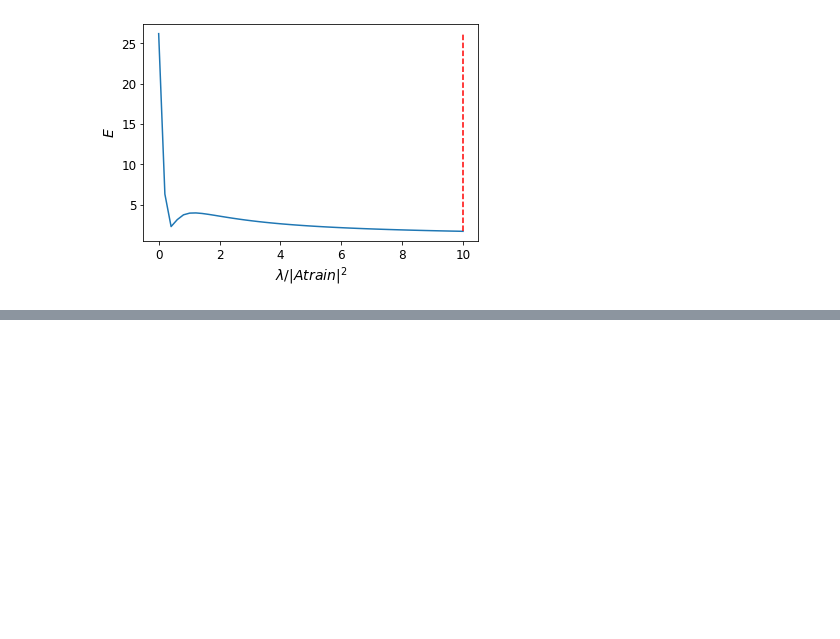
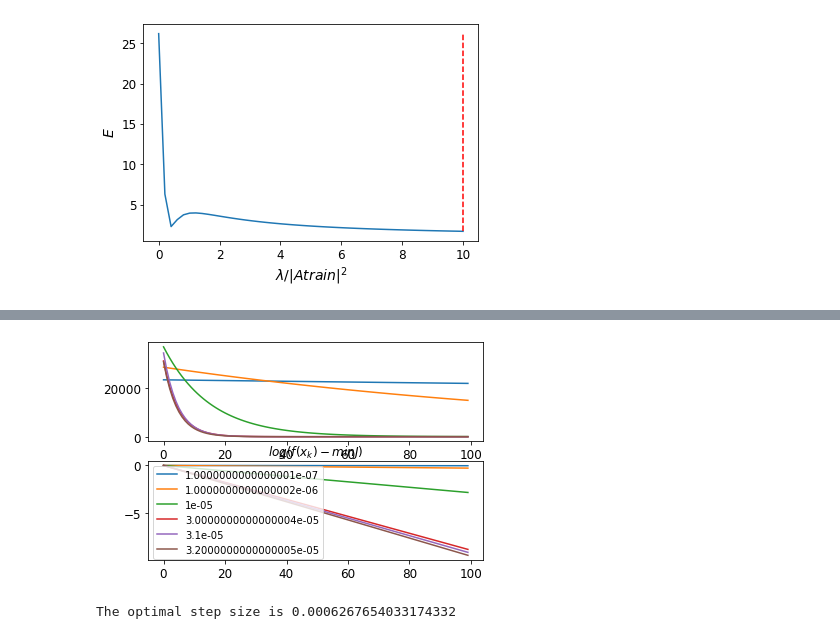
Before and after one commit to kunschg/Optimization-for-ML-, a Jupyter notebook: Part1-gradient-descent.ipynb, the cells around one changed output, grey strips where cells are left out. Saved outputs shown, nothing was run; the diff lists cells and outputs as text; code cells hidden in the pictures; blank space fills up the shorter version.

```diff
--- a/Part1-gradient-descent.ipynb
+++ b/Part1-gradient-descent.ipynb
@@ -184,0 +208,12 @@ The fact that the error decreases with  $\lambda$ suggests it is better to optim
+# %%
+niter = 100
+ridge_parameter = 0.2
+plot_convergence_rate(xtrain, ytrain, niter, ridge_parameter)
+# %% [output]
+[figure, added]
+# %%
+C = xtrain.T.dot(xtrain)
+step_size_optimal = 2/(np.linalg.norm(C,2) + np.linalg.norm(C,-2)) # we use a power 2 to get the eigenvalue and not the singular value
+print(f"The optimal step size is {step_size_optimal}")
+# %% [output]
+The optimal step size is 0.0006267654033174332
```
Also changed, not shown: parts of 10 cells of this notebook, 1 other file.
